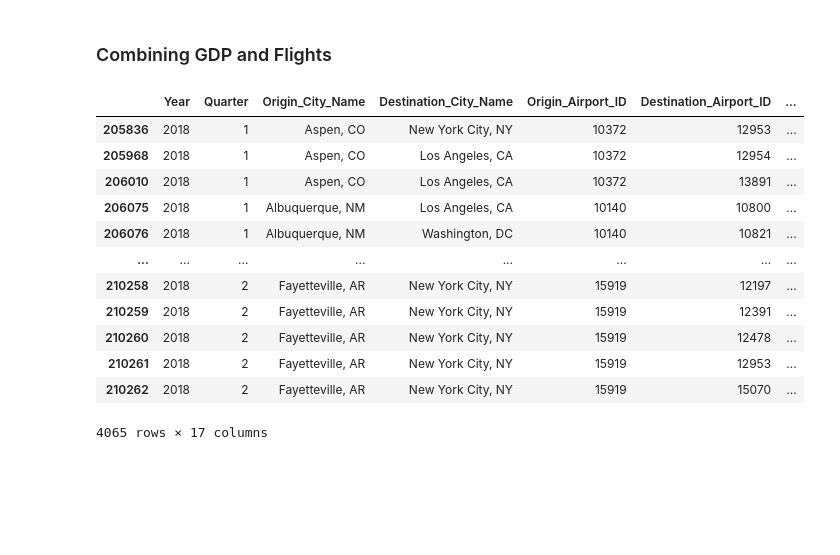
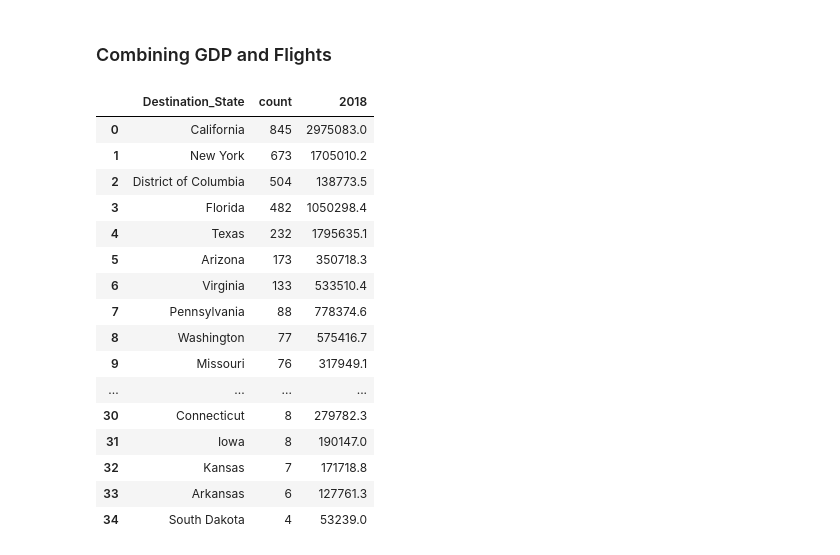
Before and after one commit to cosmopaladin/project-1, a Jupyter notebook: project1.ipynb, the cells around one changed output. Saved outputs shown, nothing was run; the diff lists cells and outputs as text; code cells hidden in the pictures; blank space fills up the shorter version.

```diff
--- a/project1.ipynb
+++ b/project1.ipynb
@@ -214,20 +184,4 @@ plt.show()
 ### Combining GDP and Flights
 # %%
 flights_2018 = airline_flights.loc[airline_flights.Year == 2018]
-# %%
-flights_2018
-# %% [output]
-|  | Year | Quarter | Origin_City_Name | Destination_City_Name | Origin_Airport_ID | Destination_Airport_ID | ... |
-| 205836 | 2018 | 1 | Aspen, CO | New York City, NY | 10372 | 12953 | ... |
-| 205968 | 2018 | 1 | Aspen, CO | Los Angeles, CA | 10372 | 12954 | ... |
-| 206010 | 2018 | 1 | Aspen, CO | Los Angeles, CA | 10372 | 13891 | ... |
-| 206075 | 2018 | 1 | Albuquerque, NM | Los Angeles, CA | 10140 | 10800 | ... |
-| 206076 | 2018 | 1 | Albuquerque, NM | Washington, DC | 10140 | 10821 | ... |
-| ... | ... | ... | ... | ... | ... | ... | ... |
-| 210258 | 2018 | 2 | Fayetteville, AR | New York City, NY | 15919 | 12197 | ... |
-| 210259 | 2018 | 2 | Fayetteville, AR | New York City, NY | 15919 | 12391 | ... |
-| 210260 | 2018 | 2 | Fayetteville, AR | New York City, NY | 15919 | 12478 | ... |
-| 210261 | 2018 | 2 | Fayetteville, AR | New York City, NY | 15919 | 12953 | ... |
-| 210262 | 2018 | 2 | Fayetteville, AR | New York City, NY | 15919 | 15070 | ... |
-4065 rows × 17 columns
 # %%
@@ -242,4 +194,22 @@ gdp_state_2018
 # %%
 # This is a dataframe that should be graphed
-gdp_incoming_flights = pd.merge(state_counts_2018, gdp_state_2018, on = "Destination_State")
+gdp_incoming_flights = pd.merge(state_counts_2018_des, gdp_state_2018_des, on = "Destination_State")
 gdp_incoming_flights
+# %% [output]
+|  | Destination_State | count | 2018 |
+| 0 | California | 845 | 2975083.0 |
+| 1 | New York | 673 | 1705010.2 |
+| 2 | District of Columbia | 504 | 138773.5 |
+| 3 | Florida | 482 | 1050298.4 |
+| 4 | Texas | 232 | 1795635.1 |
+| 5 | Arizona | 173 | 350718.3 |
+| 6 | Virginia | 133 | 533510.4 |
+| 7 | Pennsylvania | 88 | 778374.6 |
+| 8 | Washington | 77 | 575416.7 |
+| 9 | Missouri | 76 | 317949.1 |
+| ... | ... | ... | ... |
+| 30 | Connecticut | 8 | 279782.3 |
+| 31 | Iowa | 8 | 190147.0 |
+| 32 | Kansas | 7 | 171718.8 |
+| 33 | Arkansas | 6 | 127761.3 |
+| 34 | South Dakota | 4 | 53239.0 |
```
Also changed, not shown: parts of 12 cells of this notebook.
